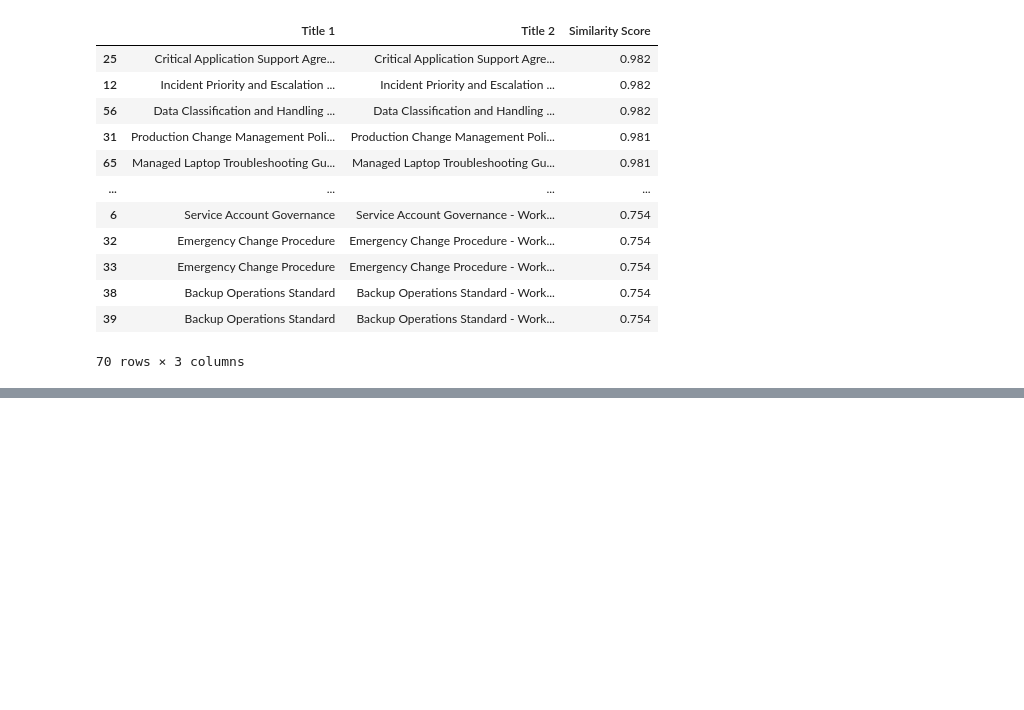
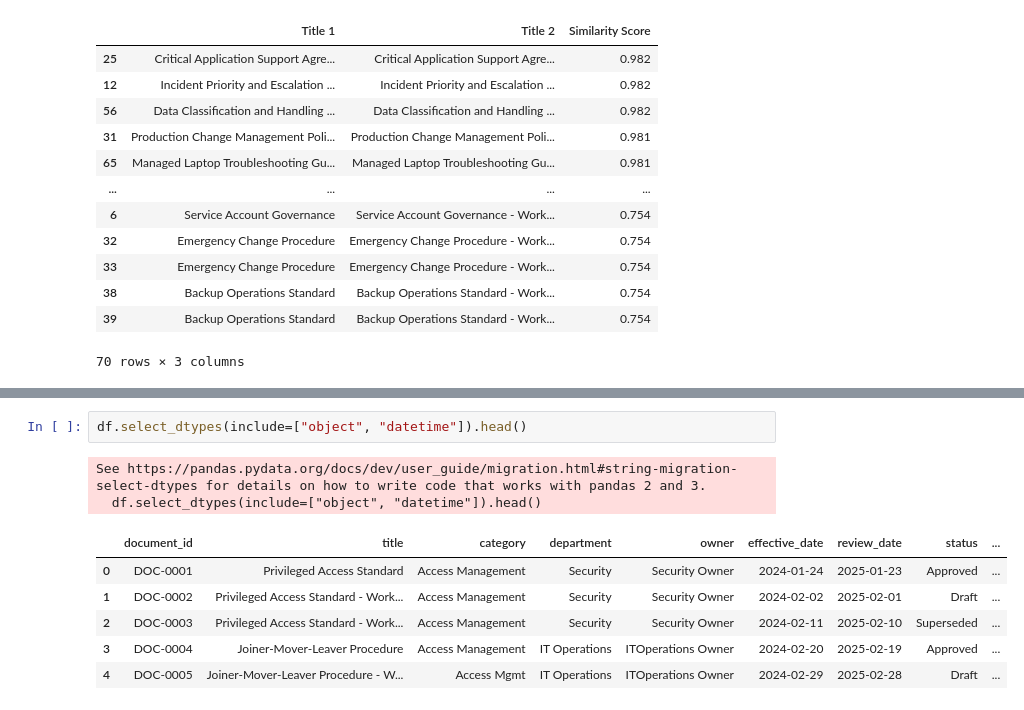
Before and after one commit to anurag-insights/RAG-Based-AI-Document-Assistant-, a Jupyter notebook: notebooks/01_EDA.ipynb, the cells around one changed output, grey strips where cells are left out. Cells and saved outputs as stored; diff of their text form; blank space fills up the shorter version.

```diff
--- a/notebooks/01_EDA.ipynb
+++ b/notebooks/01_EDA.ipynb
@@ -517,0 +589,11 @@ similar_titles_df.sort_values(
+# %%
+df.select_dtypes(include=["object", "datetime"]).head()
+# %% [output]
+See https://pandas.pydata.org/docs/dev/user_guide/migration.html#string-migration-select-dtypes for details on how to write code that works with pandas 2 and 3.
+  df.select_dtypes(include=["object", "datetime"]).head()
+|  | document_id | title | category | department | owner | effective_date | review_date | status | ... |
+| 0 | DOC-0001 | Privileged Access Standard | Access Management | Security | Security Owner | 2024-01-24 | 2025-01-23 | Approved | ... |
+| 1 | DOC-0002 | Privileged Access Standard - Work... | Access Management | Security | Security Owner | 2024-02-02 | 2025-02-01 | Draft | ... |
+| 2 | DOC-0003 | Privileged Access Standard - Work... | Access Management | Security | Security Owner | 2024-02-11 | 2025-02-10 | Superseded | ... |
+| 3 | DOC-0004 | Joiner-Mover-Leaver Procedure | Access Management | IT Operations | ITOperations Owner | 2024-02-20 | 2025-02-19 | Approved | ... |
+| 4 | DOC-0005 | Joiner-Mover-Leaver Procedure - W... | Access Mgmt | IT Operations | ITOperations Owner | 2024-02-29 | 2025-02-28 | Draft | ... |
```
Also changed, not shown: parts of 6 cells of this notebook.
